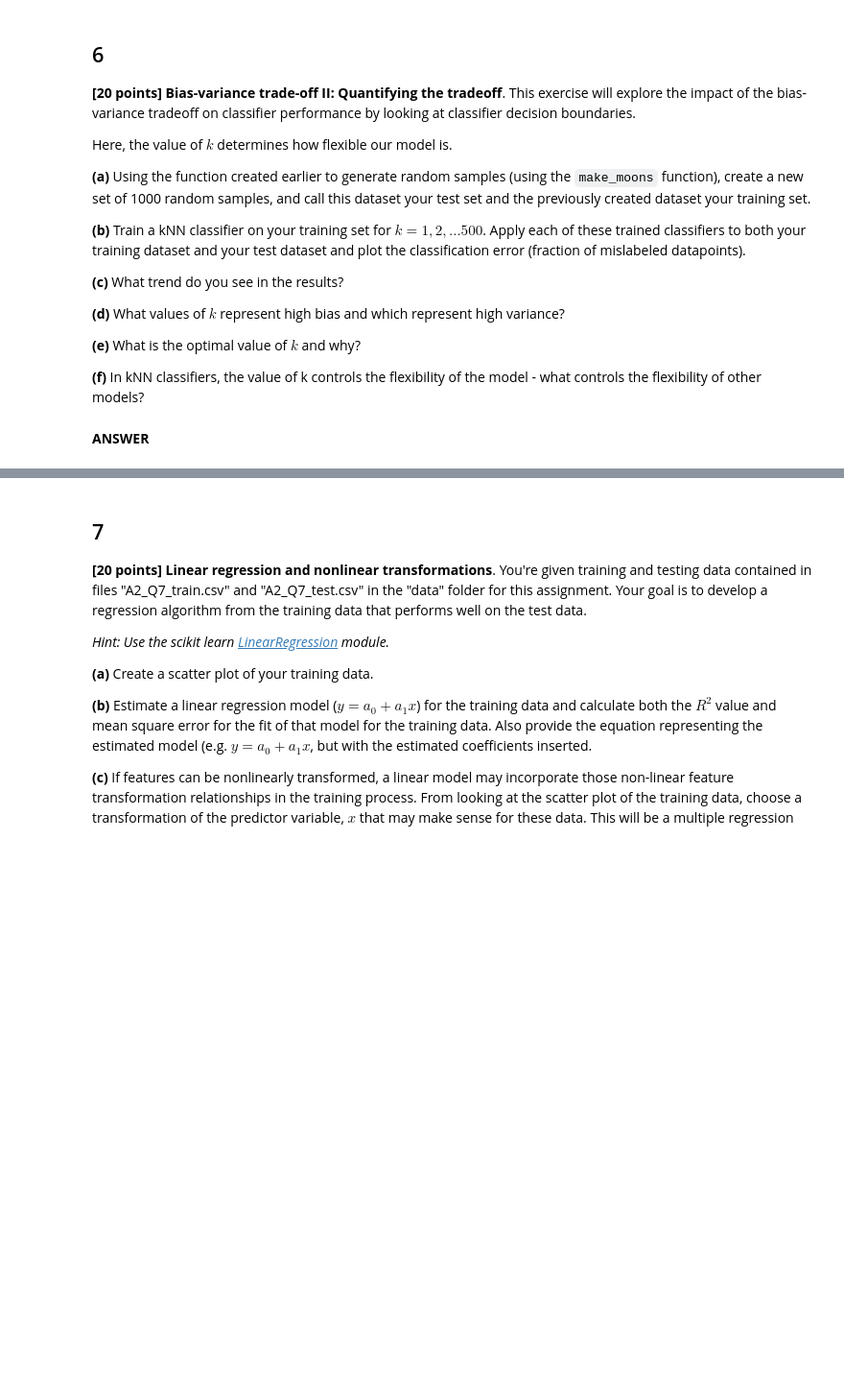
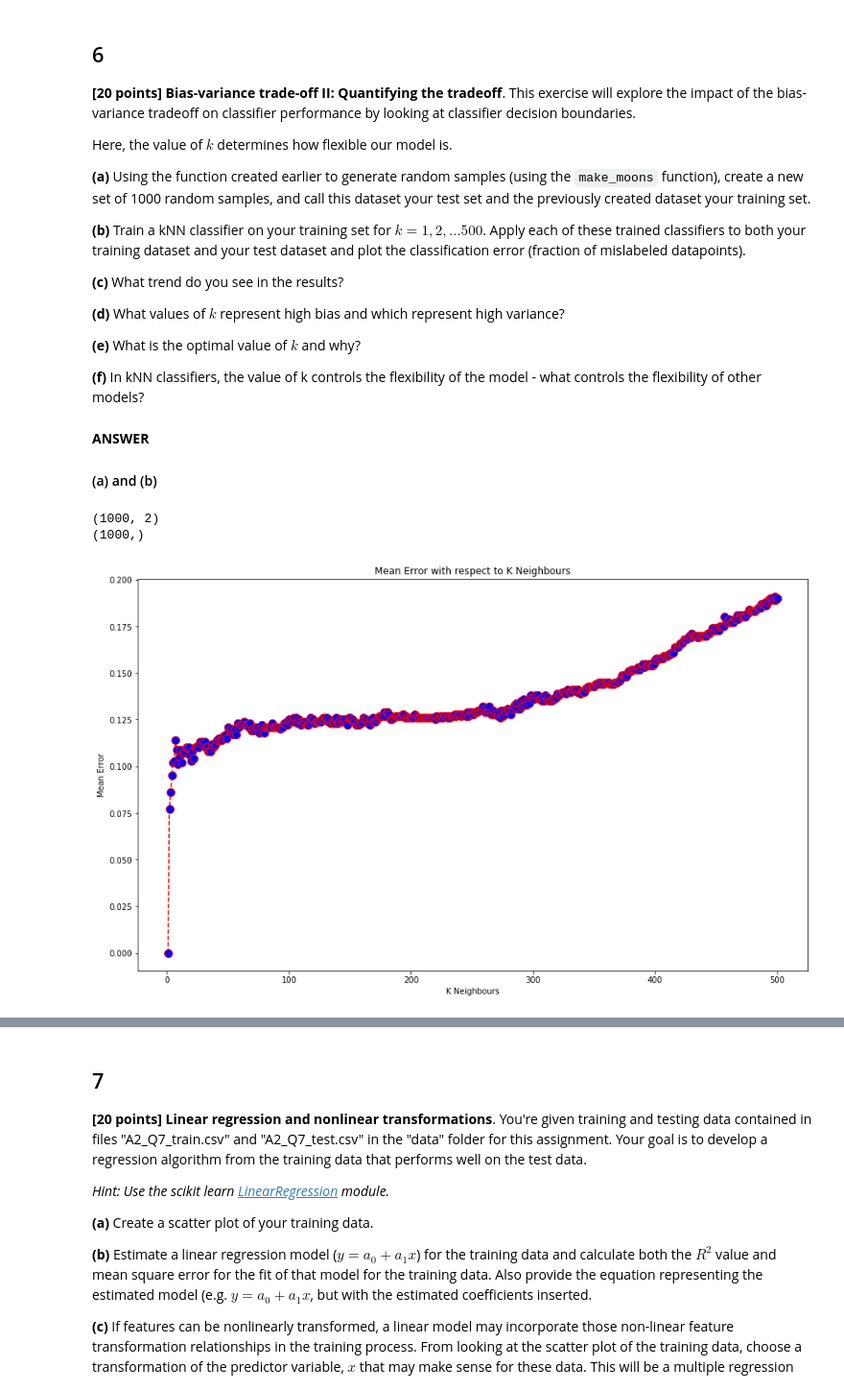
Before and after one commit to ravitashaw/ids705, a Jupyter notebook: assignment2/Assignment_2.ipynb, the cells around one changed output, grey strips where cells are left out. Shown at 96% size. Cells and saved outputs as stored; diff of their text form; code cells hidden in the pictures; blank space fills up the shorter version.

```diff
--- a/assignment2/Assignment_2.ipynb
+++ b/assignment2/Assignment_2.ipynb
@@ -491,3 +455,36 @@ Here, the value of $k$ determines how flexible our model is.
 **(f)** In kNN classifiers, the value of k controls the flexibility of the model - what controls the flexibility of other models?
 # %% [markdown]
 **ANSWER**
+
+#### (a) and (b)
+# %%
+import numpy as np
+import pandas as pd
+from sklearn.datasets import make_moons
+from sklearn.neighbors import KNeighborsClassifier
+
+import matplotlib.pyplot as plt
+
+# a
+X_test,y_test = make_moons(n_samples=1000, shuffle=True, noise= 0.35, random_state=35)
+
+# b
+error = []
+
+for i in range(1, 501):
+    KNN = KNeighborsClassifier(n_neighbors=i)
+    KNN.fit(X_train, y_train)
+    pred_i = KNN.predict(X_test)
+    error.append(np.mean(pred_i != y_test))
+
+plt.figure(figsize=(15, 9))
+plt.plot(range(1, 501), error, color='red', linestyle='dashed', marker='o',
+         markerfacecolor='blue', markersize=10)
+plt.title('Mean Error with respect to K Neighbours')
+plt.xlabel('K Neighbours')
+plt.ylabel('Mean Error')
+plt.show()
+# %% [output]
+(1000, 2)
+(1000,)
+[figure, added]
```
Also changed, not shown: parts of 6 cells of this notebook.
